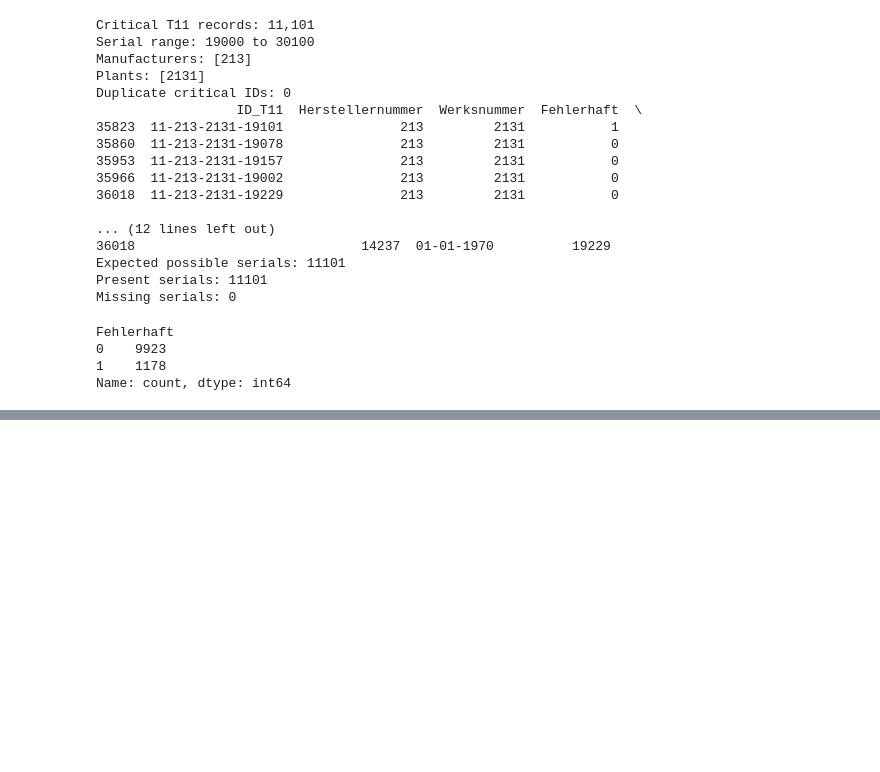
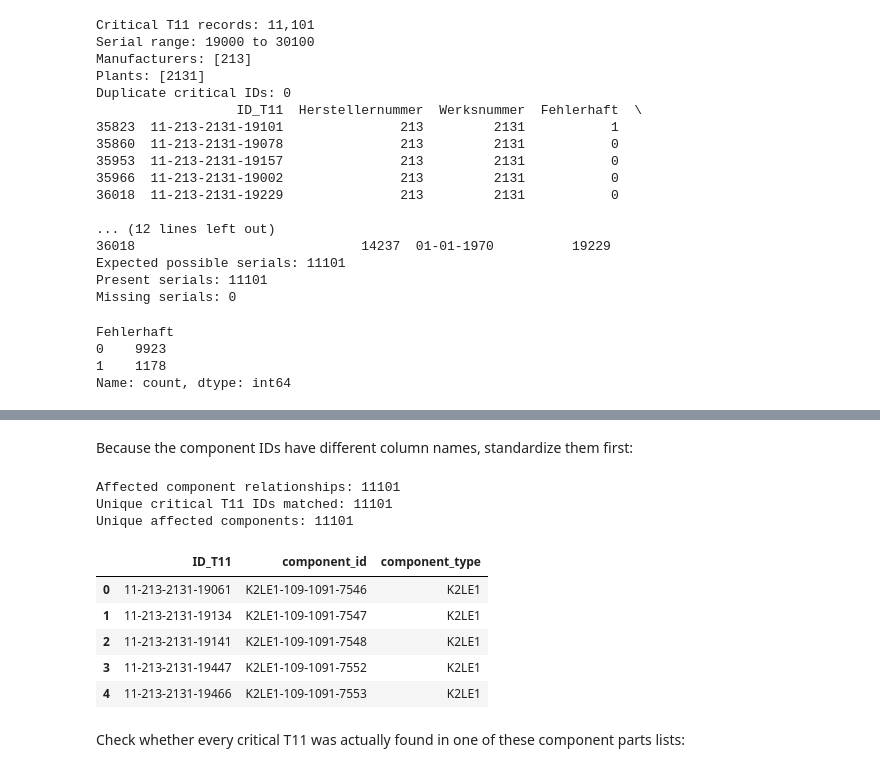
Before and after one commit to eniseirem/Data-Analysis-Case-Study, a Jupyter notebook: notebooks/case_study/case_study_v1.ipynb, the cells around one changed output, grey strips where cells are left out. Cells and saved outputs as stored; diff of their text form; code cells hidden in the pictures; blank space fills up the shorter version.

```diff
--- a/notebooks/case_study/case_study_v1.ipynb
+++ b/notebooks/case_study/case_study_v1.ipynb
@@ -624,0 +812,40 @@ Name: count, dtype: int64
+# %% [markdown]
+Because the component IDs have different column names, standardize them first:
+# %%
+affected_k2le1 = affected_k2le1.rename(
+    columns={"ID_K2LE1": "component_id"}
+)
+affected_k2le1["component_type"] = "K2LE1"
+
+affected_k2st1 = affected_k2st1.rename(
+    columns={"ID_K2ST1": "component_id"}
+)
+affected_k2st1["component_type"] = "K2ST1"
+
+#and then combine them
+
+affected_components = pd.concat(
+    [
+        affected_k2le1[["ID_T11", "component_id", "component_type"]],
+        affected_k2st1[["ID_T11", "component_id", "component_type"]],
+    ],
+    ignore_index=True
+)
+
+print("Affected component relationships:", len(affected_components))
+print("Unique critical T11 IDs matched:", affected_components["ID_T11"].nunique())
+print("Unique affected components:", affected_components["component_id"].nunique())
+
+display(affected_components.head())
+# %% [output]
+Affected component relationships: 11101
+Unique critical T11 IDs matched: 11101
+Unique affected components: 11101
+|  | ID_T11 | component_id | component_type |
+| 0 | 11-213-2131-19061 | K2LE1-109-1091-7546 | K2LE1 |
+| 1 | 11-213-2131-19134 | K2LE1-109-1091-7547 | K2LE1 |
+| 2 | 11-213-2131-19141 | K2LE1-109-1091-7548 | K2LE1 |
+| 3 | 11-213-2131-19447 | K2LE1-109-1091-7552 | K2LE1 |
+| 4 | 11-213-2131-19466 | K2LE1-109-1091-7553 | K2LE1 |
+# %% [markdown]
+Check whether every critical T11 was actually found in one of these component parts lists:
```
Also changed, not shown: parts of 12 cells of this notebook.
